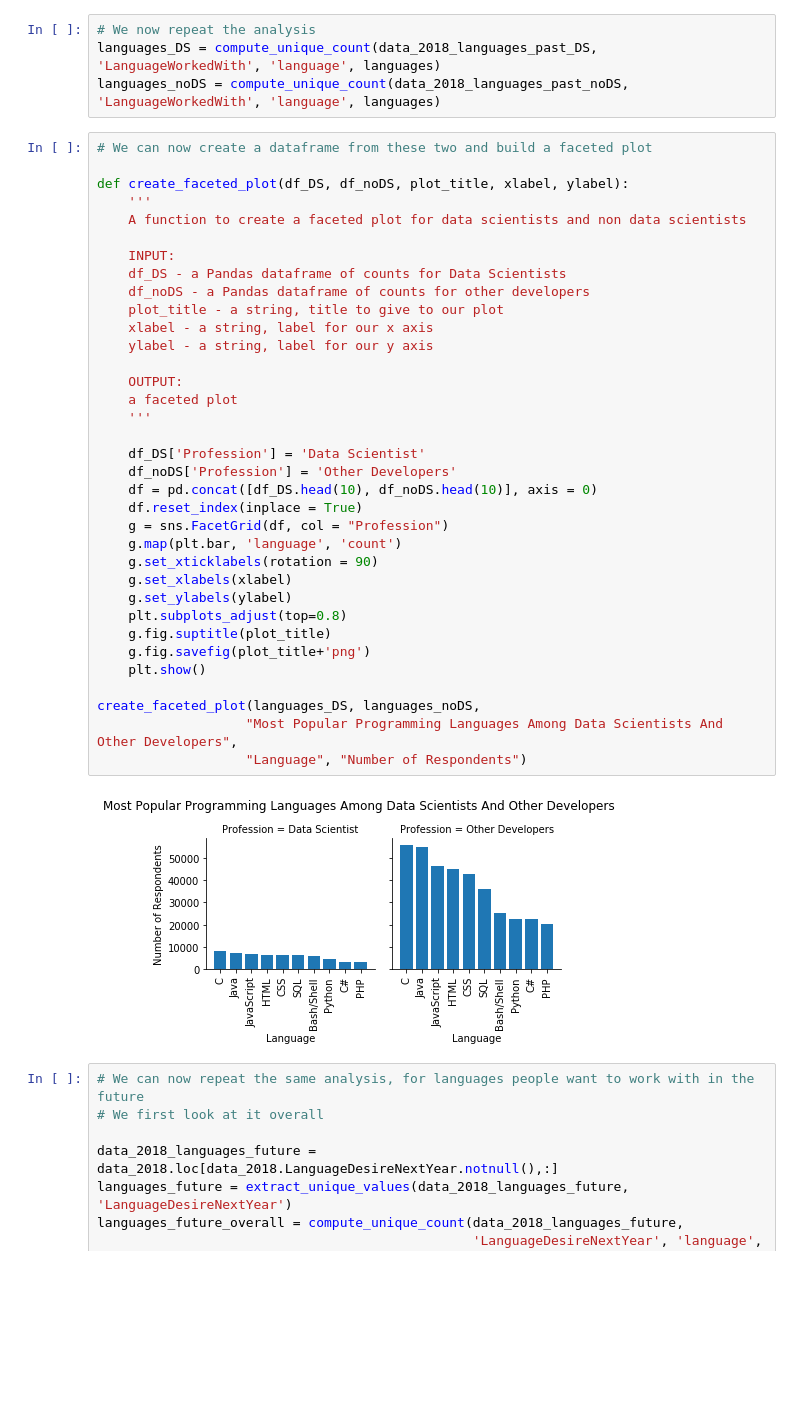
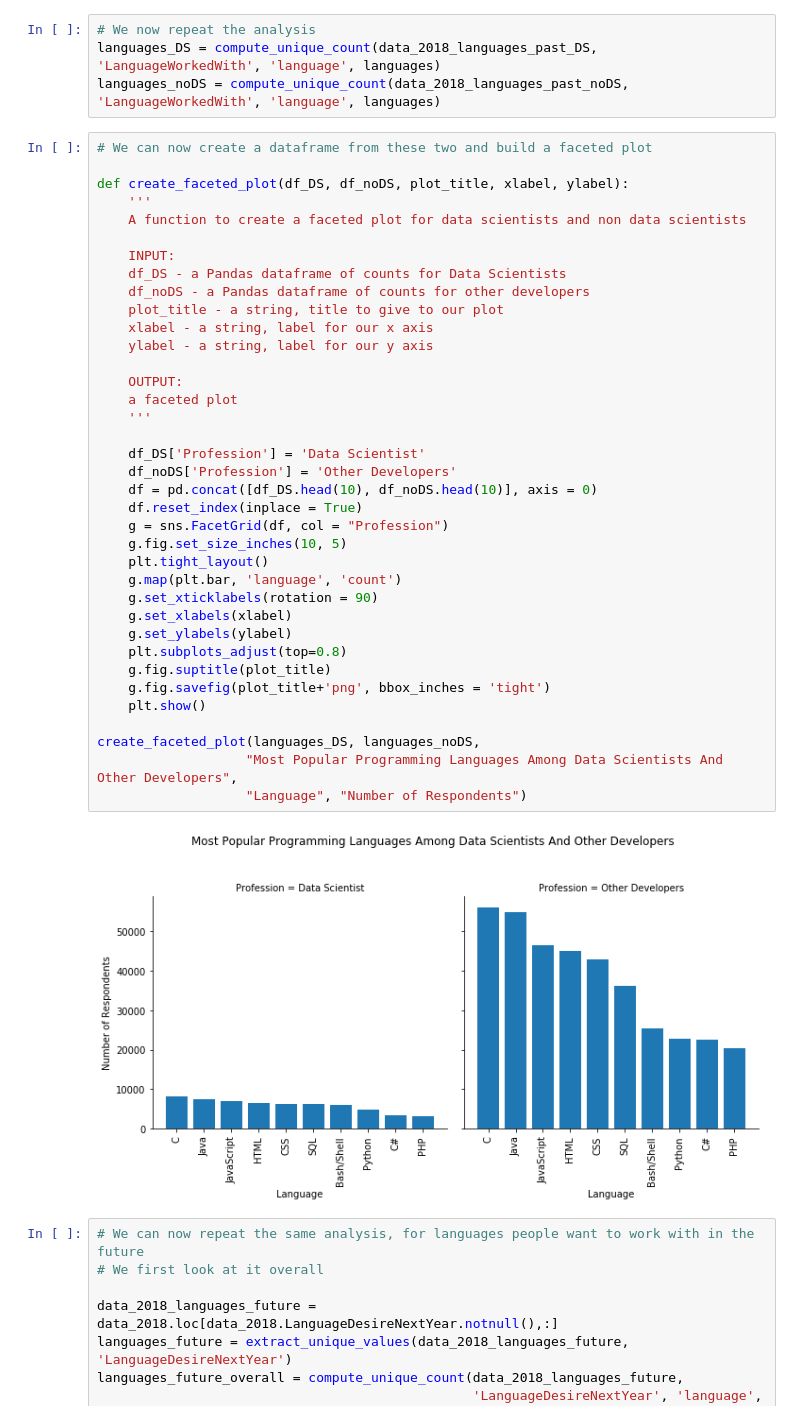
Before and after one commit to celestinhermez/stackoverflow_survey_2018_analysis, a Jupyter notebook: Developer Survey Analysis.ipynb, the cells around one changed output. Saved outputs shown, nothing was run; the diff lists cells and outputs as text; blank space fills up the shorter version.

Commit message:
Reformatting the images Using matplotlib functionalities to reformat the images which were cropped in their saved versions in order to include them in the blog post

```diff
--- a/Developer Survey Analysis.ipynb
+++ b/Developer Survey Analysis.ipynb
@@ -284,35 +284,37 @@ def create_faceted_plot(df_DS, df_noDS, plot_title, xlabel, ylabel):
     A function to create a faceted plot for data scientists and non data scientists
 
     INPUT:
     df_DS - a Pandas dataframe of counts for Data Scientists
     df_noDS - a Pandas dataframe of counts for other developers
     plot_title - a string, title to give to our plot
     xlabel - a string, label for our x axis
     ylabel - a string, label for our y axis
 
     OUTPUT:
     a faceted plot
     '''
 
     df_DS['Profession'] = 'Data Scientist'
     df_noDS['Profession'] = 'Other Developers'
     df = pd.concat([df_DS.head(10), df_noDS.head(10)], axis = 0)
     df.reset_index(inplace = True)
     g = sns.FacetGrid(df, col = "Profession")
+    g.fig.set_size_inches(10, 5)
+    plt.tight_layout()
     g.map(plt.bar, 'language', 'count')
     g.set_xticklabels(rotation = 90)
     g.set_xlabels(xlabel)
     g.set_ylabels(ylabel)
     plt.subplots_adjust(top=0.8)
     g.fig.suptitle(plot_title)
-    g.fig.savefig(plot_title+'png')
+    g.fig.savefig(plot_title+'png', bbox_inches = 'tight')
     plt.show()
 
 create_faceted_plot(languages_DS, languages_noDS,
                    "Most Popular Programming Languages Among Data Scientists And Other Developers",
                    "Language", "Number of Respondents")
 # %% [output]
-[figure, old version]
+[figure, new version]
 # %%
 # We can now repeat the same analysis, for languages people want to work with in the future
 # We first look at it overall
```
Also changed, not shown: parts of 2 cells of this notebook, 3 other files.
